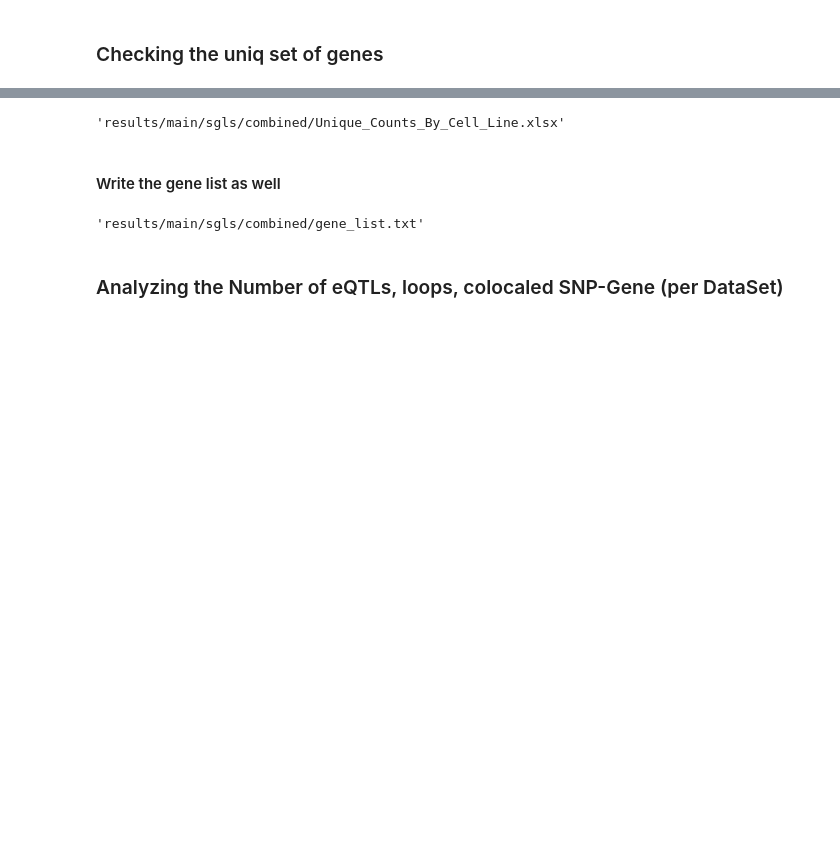
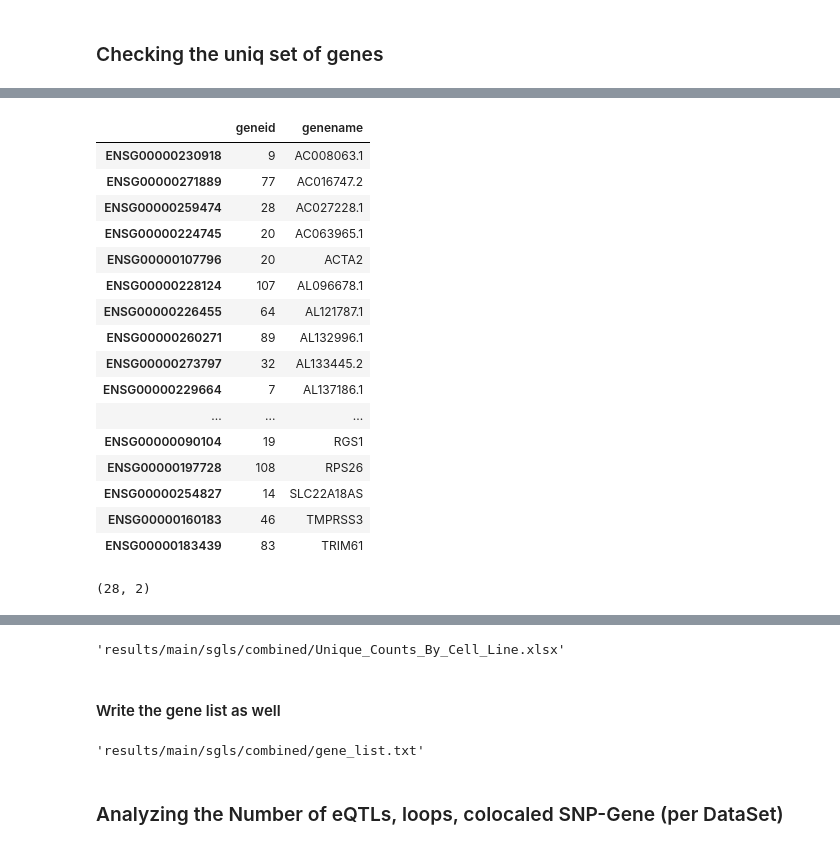
Before and after one commit to joreynajr/dchallenge, a Jupyter notebook: workflow/notebooks/reports/Combine_Master_Tables.py.ipynb, the cells around one changed output, grey strips where cells are left out. Drawn from its saved outputs; the diff is of its cells as text; code cells hidden in the pictures; blank space fills up the shorter version.

```diff
--- a/workflow/notebooks/reports/Combine_Master_Tables.py.ipynb
+++ b/workflow/notebooks/reports/Combine_Master_Tables.py.ipynb
@@ -162,2 +140,30 @@ unique_genes_df
+# %%
+unique_genes = sgl_data.loc[(sgl_data.is_ld_snp == 1)].geneid.value_counts().to_frame()
+unique_gnames = [gene_dict[x] if x in gene_dict else x for x in unique_genes.index.tolist()]
+unique_genes.loc[:, 'genename'] = unique_gnames
+unique_genes.sort_values('genename', inplace=True)
+unique_genes
+# %% [output]
+|  | geneid | genename |
+| ENSG00000230918 | 9 | AC008063.1 |
+| ENSG00000271889 | 77 | AC016747.2 |
+| ENSG00000259474 | 28 | AC027228.1 |
+| ENSG00000224745 | 20 | AC063965.1 |
+| ENSG00000107796 | 20 | ACTA2 |
+| ENSG00000228124 | 107 | AL096678.1 |
+| ENSG00000226455 | 64 | AL121787.1 |
+| ENSG00000260271 | 89 | AL132996.1 |
+| ENSG00000273797 | 32 | AL133445.2 |
+| ENSG00000229664 | 7 | AL137186.1 |
+| ... | ... | ... |
+| ENSG00000090104 | 19 | RGS1 |
+| ENSG00000197728 | 108 | RPS26 |
+| ENSG00000254827 | 14 | SLC22A18AS |
+| ENSG00000160183 | 46 | TMPRSS3 |
+| ENSG00000183439 | 83 | TRIM61 |
+# %%
+unique_genes.shape
+# %% [output]
+(28, 2)
 # %%
 # find the unique SNPs
```
Also changed, not shown: parts of 36 cells of this notebook, 1 other file.
